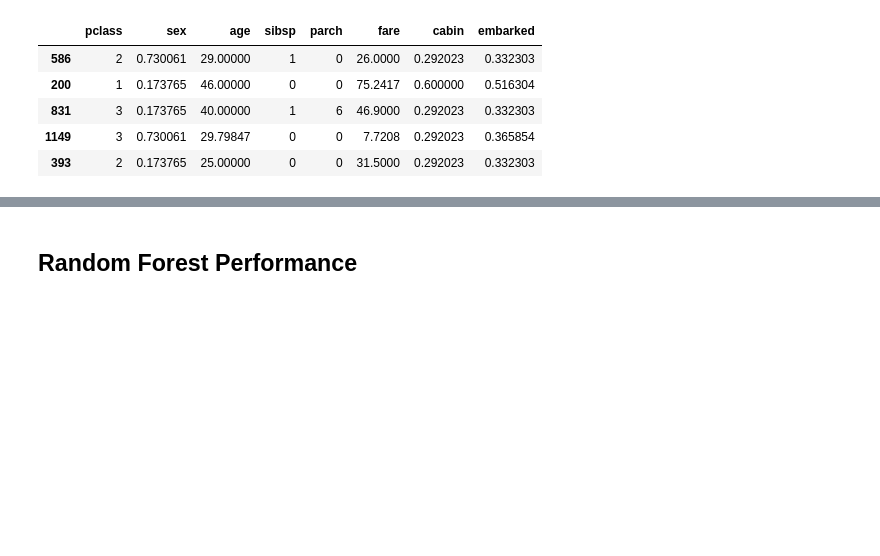
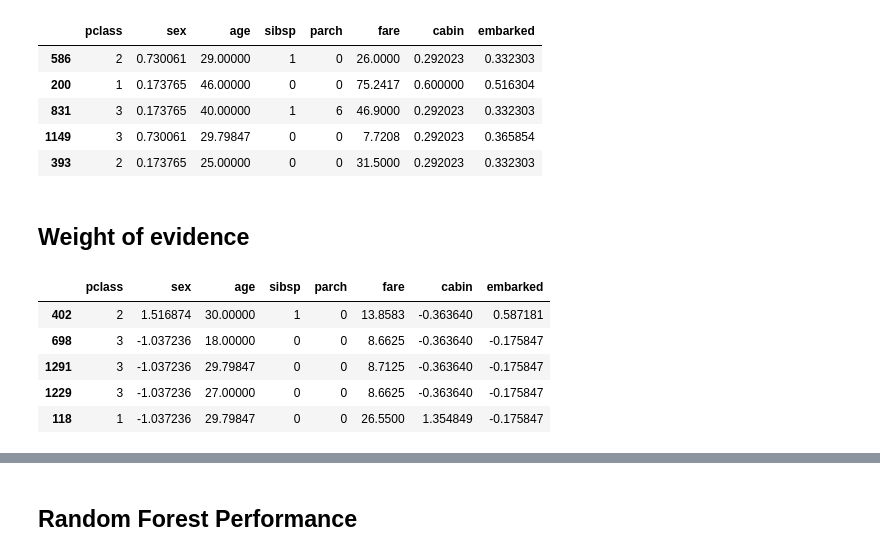
Before and after one commit to solegalli/feature-engineering-for-machine-learning, a Jupyter notebook: Section-09-Categorical-Encoding-Monotonic/Comparison-categorical-encoding-techniques.ipynb, the cells around one changed output, grey strips where cells are left out. Cells and saved outputs as stored; diff of their text form; code cells hidden in the pictures; blank space fills up the shorter version.

```diff
--- a/Section-09-Categorical-Encoding-Monotonic/Comparison-categorical-encoding-techniques.ipynb
+++ b/Section-09-Categorical-Encoding-Monotonic/Comparison-categorical-encoding-techniques.ipynb
@@ -237,3 +241,19 @@ X_test_mean.head()
 | 831 | 3 | 0.173765 | 40.00000 | 1 | 6 | 46.9000 | 0.292023 | 0.332303 |
 | 1149 | 3 | 0.730061 | 29.79847 | 0 | 0 | 7.7208 | 0.292023 | 0.365854 |
 | 393 | 2 | 0.173765 | 25.00000 | 0 | 0 | 31.5000 | 0.292023 | 0.332303 |
+# %% [markdown]
+## Weight of evidence
+# %%
+enc = WoEEncoder()
+
+X_train_woe = enc.fit_transform(X_train, y_train)
+X_test_woe = enc.transform(X_test)
+# %%
+X_train_woe.head()
+# %% [output]
+|  | pclass | sex | age | sibsp | parch | fare | cabin | embarked |
+| 402 | 2 | 1.516874 | 30.00000 | 1 | 0 | 13.8583 | -0.363640 | 0.587181 |
+| 698 | 3 | -1.037236 | 18.00000 | 0 | 0 | 8.6625 | -0.363640 | -0.175847 |
+| 1291 | 3 | -1.037236 | 29.79847 | 0 | 0 | 8.7125 | -0.363640 | -0.175847 |
+| 1229 | 3 | -1.037236 | 27.00000 | 0 | 0 | 8.6625 | -0.363640 | -0.175847 |
+| 118 | 1 | -1.037236 | 29.79847 | 0 | 0 | 26.5500 | 1.354849 | -0.175847 |
```
Also changed, not shown: parts of 12 cells of this notebook.
